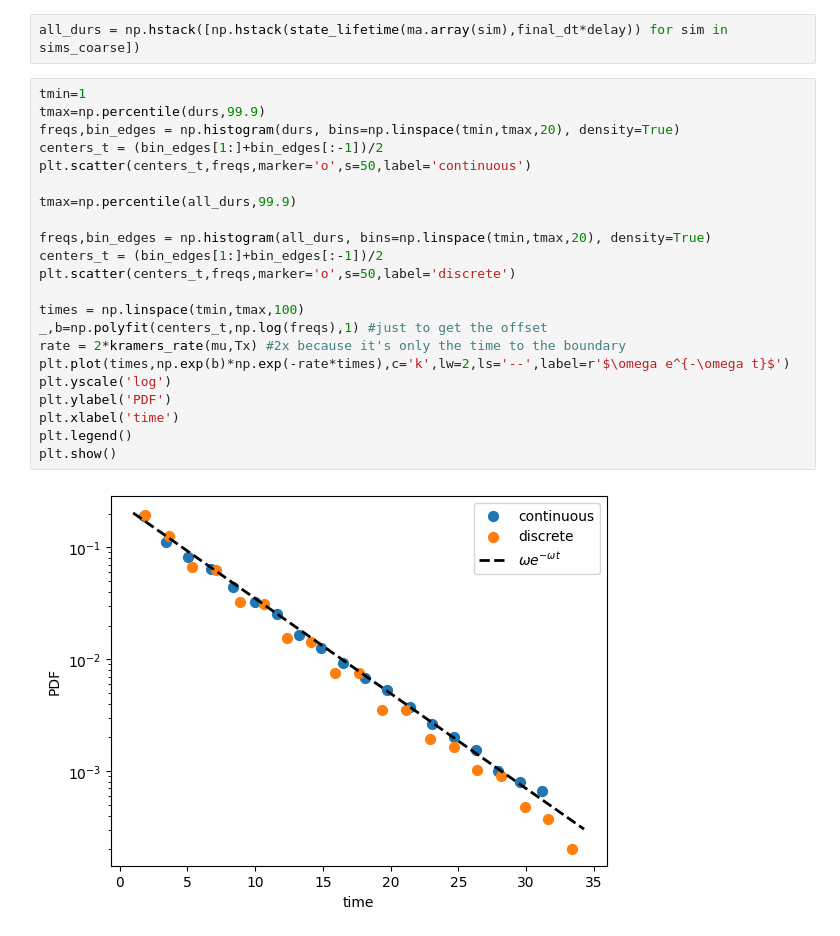
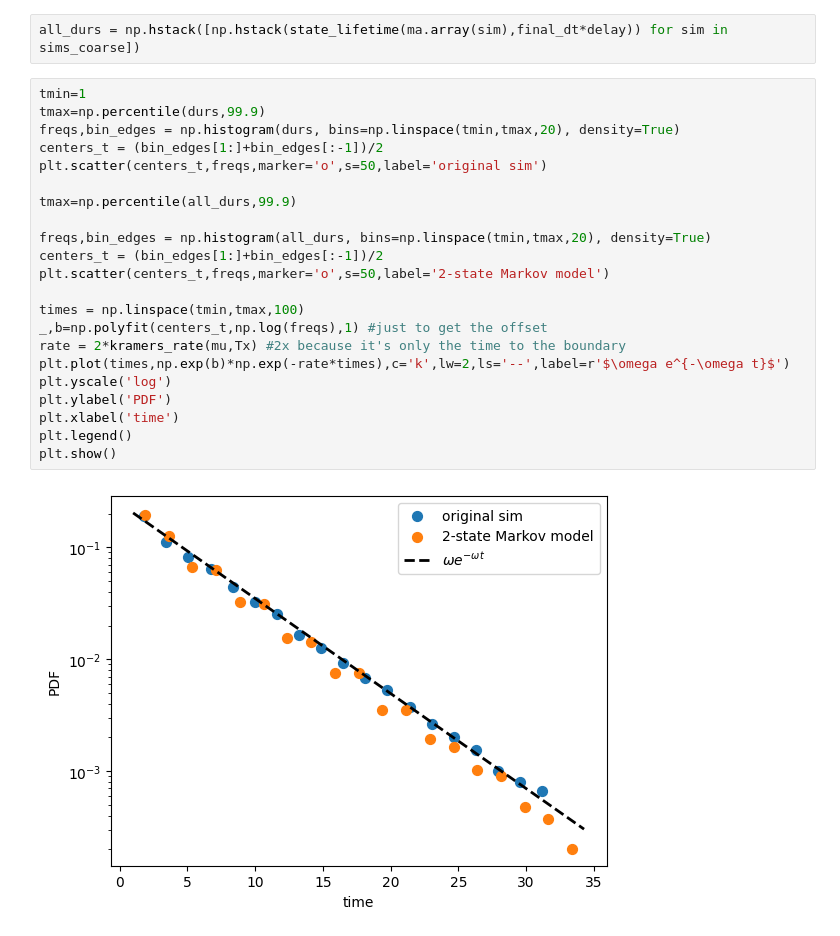
Before and after one commit to AntonioCCosta/DPG_PhysicsBehavior_2026, a Jupyter notebook: notebooks/notebook_2_toy_dw.ipynb, the cells around one changed output. Cells and saved outputs as stored; diff of their text form.

```diff
--- a/notebooks/notebook_2_toy_dw.ipynb
+++ b/notebooks/notebook_2_toy_dw.ipynb
@@ -337,24 +337,24 @@ all_durs = np.hstack([np.hstack(state_lifetime(ma.array(sim),final_dt*delay)) fo
 # %%
 tmin=1
 tmax=np.percentile(durs,99.9)
 freqs,bin_edges = np.histogram(durs, bins=np.linspace(tmin,tmax,20), density=True)
 centers_t = (bin_edges[1:]+bin_edges[:-1])/2
-plt.scatter(centers_t,freqs,marker='o',s=50,label='continuous')
+plt.scatter(centers_t,freqs,marker='o',s=50,label='original sim')
 
 tmax=np.percentile(all_durs,99.9)
 
 freqs,bin_edges = np.histogram(all_durs, bins=np.linspace(tmin,tmax,20), density=True)
 centers_t = (bin_edges[1:]+bin_edges[:-1])/2
-plt.scatter(centers_t,freqs,marker='o',s=50,label='discrete')
+plt.scatter(centers_t,freqs,marker='o',s=50,label='2-state Markov model')
 
 times = np.linspace(tmin,tmax,100)
 _,b=np.polyfit(centers_t,np.log(freqs),1) #just to get the offset
 rate = 2*kramers_rate(mu,Tx) #2x because it's only the time to the boundary
 plt.plot(times,np.exp(b)*np.exp(-rate*times),c='k',lw=2,ls='--',label=r'$\omega e^{-\omega t}$')
 plt.yscale('log')
 plt.ylabel('PDF')
 plt.xlabel('time')
 plt.legend()
 plt.show()
 # %% [output]
-[figure, old version]
+[figure, new version]
```
